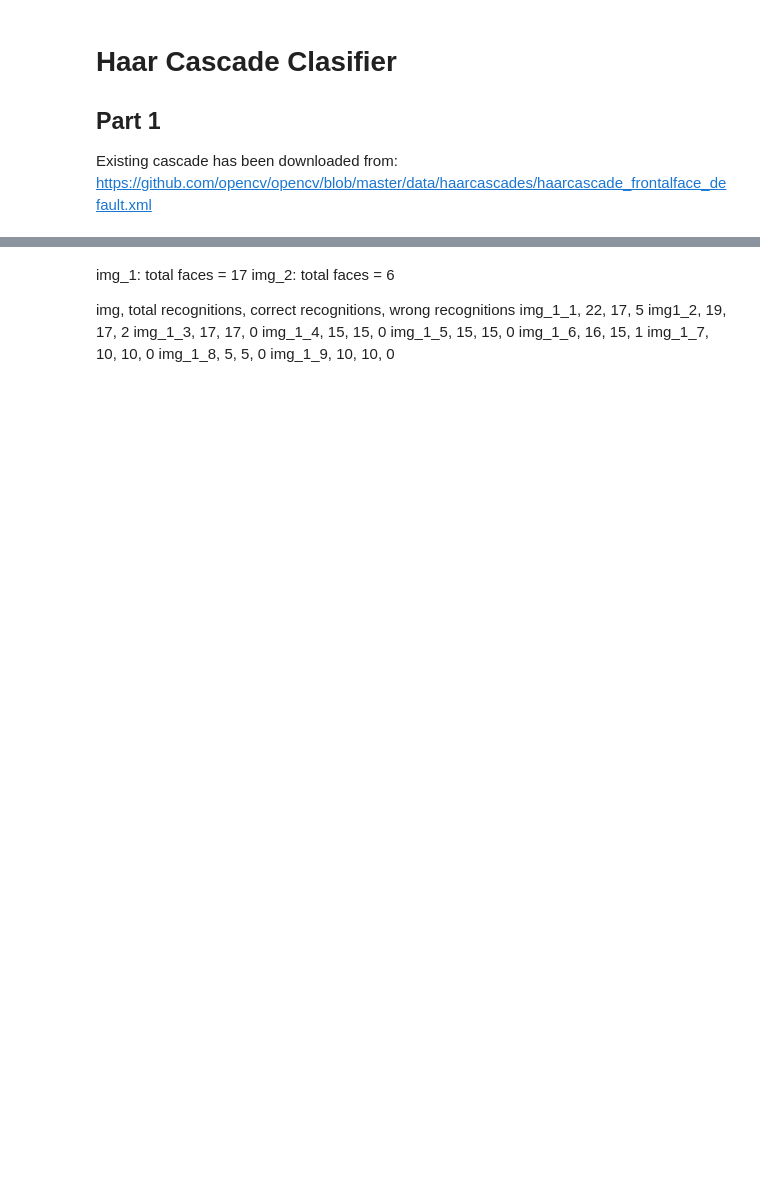
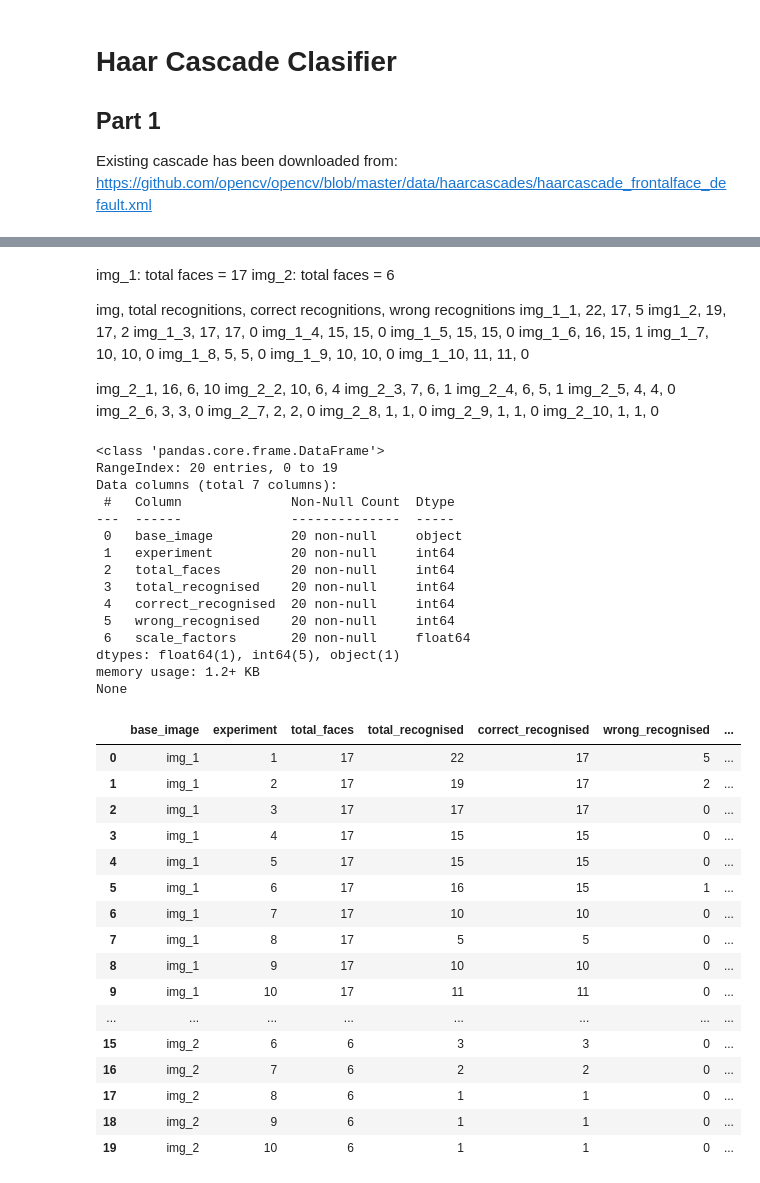
Before and after one commit to WellKnownDedication/video-and-image-proccessing, a Jupyter notebook: src/Haar Clasifier/Haar Cascade Clasifier.ipynb, the cells around one changed output, grey strips where cells are left out. Drawn from its saved outputs; the diff is of its cells as text; code cells hidden in the pictures; blank space fills up the shorter version.

```diff
--- a/src/Haar Clasifier/Haar Cascade Clasifier.ipynb
+++ b/src/Haar Clasifier/Haar Cascade Clasifier.ipynb
@@ -76,3 +92,53 @@ img_1_6, 16, 15, 1
 img_1_7, 10, 10, 0
 img_1_8, 5, 5, 0
 img_1_9, 10, 10, 0
+img_1_10, 11, 11, 0
+
+img_2_1, 16, 6, 10
+img_2_2, 10, 6, 4
+img_2_3, 7, 6, 1
+img_2_4, 6, 5, 1
+img_2_5, 4, 4, 0
+img_2_6, 3, 3, 0
+img_2_7, 2, 2, 0
+img_2_8, 1, 1, 0
+img_2_9, 1, 1, 0
+img_2_10, 1, 1, 0
+# %%
+exp_1 = pd.read_csv("../../data/haar_clasifier/exp_1/results.csv")
+exp_1["scale_factors"] = scale_factors + scale_factors
+print(exp_1.info())
+exp_1
+# %% [output]
+<class 'pandas.core.frame.DataFrame'>
+RangeIndex: 20 entries, 0 to 19
+Data columns (total 7 columns):
+ #   Column              Non-Null Count  Dtype
+---  ------              --------------  -----
+ 0   base_image          20 non-null     object
+ 1   experiment          20 non-null     int64
+ 2   total_faces         20 non-null     int64
+ 3   total_recognised    20 non-null     int64
+ 4   correct_recognised  20 non-null     int64
+ 5   wrong_recognised    20 non-null     int64
+ 6   scale_factors       20 non-null     float64
+dtypes: float64(1), int64(5), object(1)
+memory usage: 1.2+ KB
+None
+|  | base_image | experiment | total_faces | total_recognised | correct_recognised | wrong_recognised | ... |
+| 0 | img_1 | 1 | 17 | 22 | 17 | 5 | ... |
+| 1 | img_1 | 2 | 17 | 19 | 17 | 2 | ... |
+| 2 | img_1 | 3 | 17 | 17 | 17 | 0 | ... |
+| 3 | img_1 | 4 | 17 | 15 | 15 | 0 | ... |
+| 4 | img_1 | 5 | 17 | 15 | 15 | 0 | ... |
+| 5 | img_1 | 6 | 17 | 16 | 15 | 1 | ... |
+| 6 | img_1 | 7 | 17 | 10 | 10 | 0 | ... |
+| 7 | img_1 | 8 | 17 | 5 | 5 | 0 | ... |
+| 8 | img_1 | 9 | 17 | 10 | 10 | 0 | ... |
+| 9 | img_1 | 10 | 17 | 11 | 11 | 0 | ... |
+| ... | ... | ... | ... | ... | ... | ... | ... |
+| 15 | img_2 | 6 | 6 | 3 | 3 | 0 | ... |
+| 16 | img_2 | 7 | 6 | 2 | 2 | 0 | ... |
+| 17 | img_2 | 8 | 6 | 1 | 1 | 0 | ... |
+| 18 | img_2 | 9 | 6 | 1 | 1 | 0 | ... |
+| 19 | img_2 | 10 | 6 | 1 | 1 | 0 | ... |
```
Also changed, not shown: parts of 12 cells of this notebook, 1 other file.
